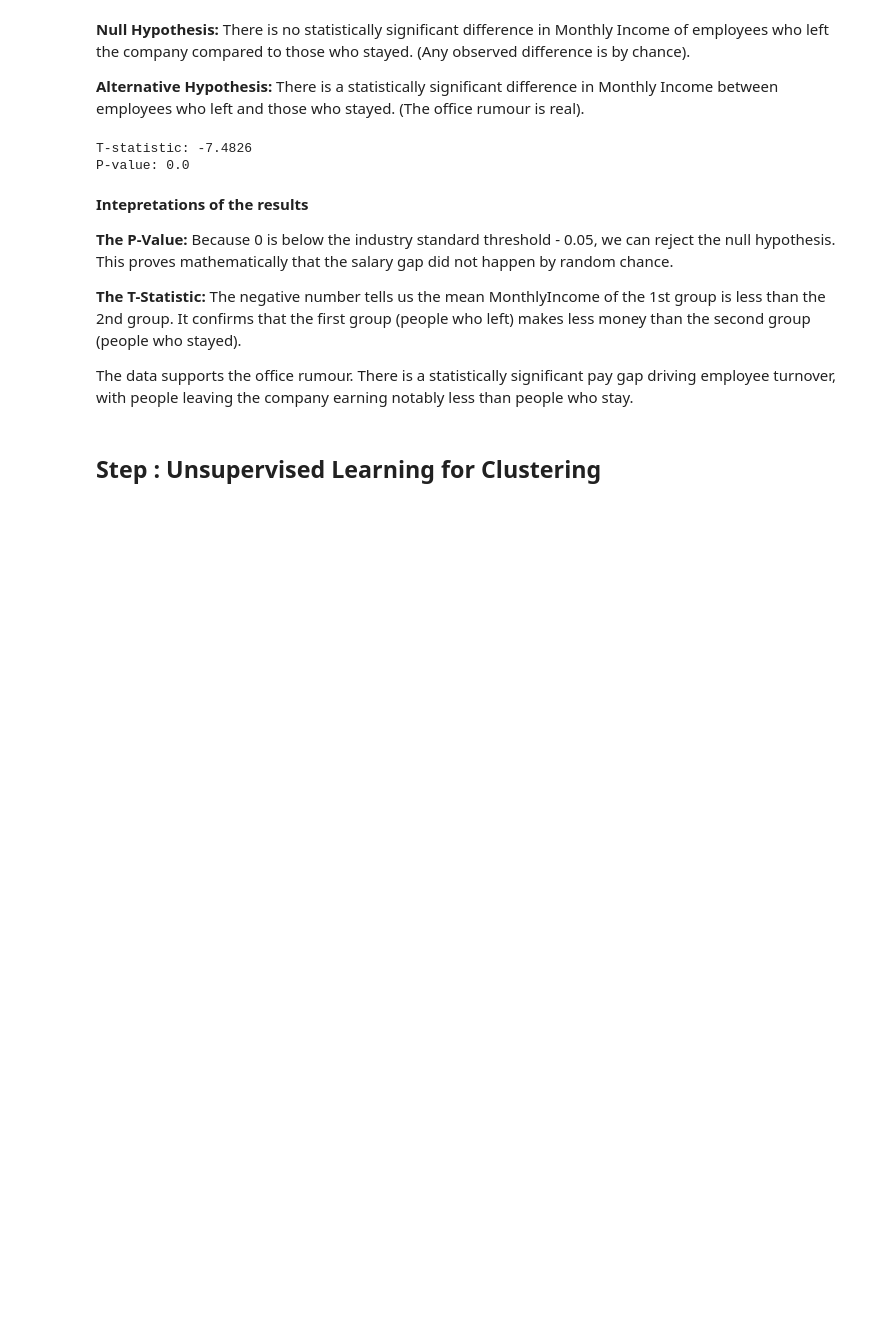
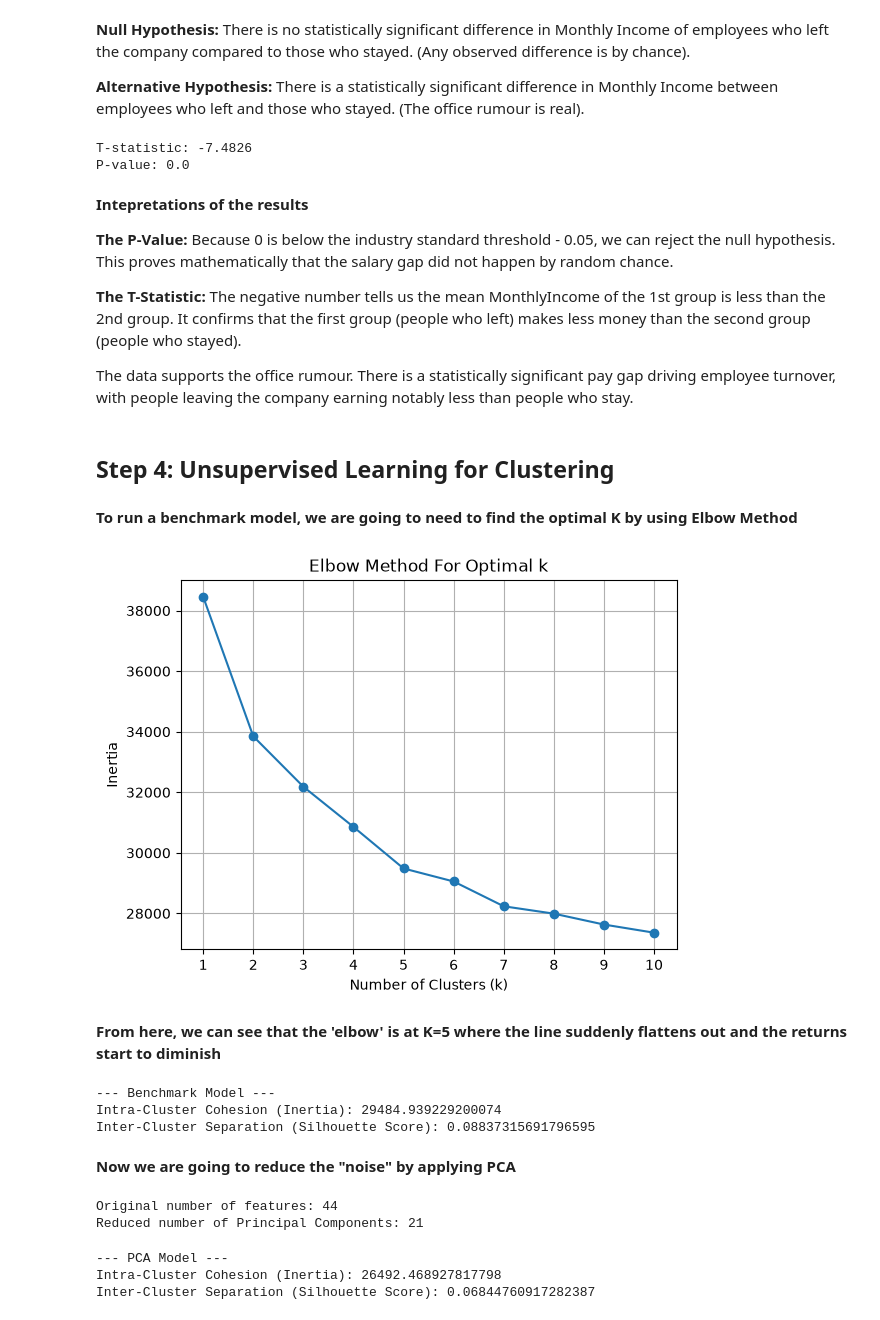
Before and after one commit to quantwothree/employees-attrition-segmentation, a Jupyter notebook: employee-attrition-segmentation.ipynb, the cells around one changed output. Saved outputs shown, nothing was run; the diff lists cells and outputs as text; code cells hidden in the pictures; blank space fills up the shorter version.

Commit message:
complete Step 4: Clustering

```diff
--- a/employee-attrition-segmentation.ipynb
+++ b/employee-attrition-segmentation.ipynb
@@ -231,4 +231,79 @@ P-value: 0.0
 
 The data supports the office rumour. There is a statistically significant pay gap driving employee turnover, with people leaving the company earning notably less than people who stay.
 # %% [markdown]
-## Step : Unsupervised Learning for Clustering
+## Step 4: Unsupervised Learning for Clustering
+# %% [markdown]
+**To run a benchmark model, we are going to need to find the optimal K by using Elbow Method**
+# %%
+from sklearn.cluster import KMeans
+
+inertia_values = []
+
+for k in range(1, 11):
+
+    kmeans = KMeans(n_clusters= k, random_state= 42, n_init= 'auto')
+    kmeans.fit_predict(features_encoded)
+    inertia_values.append(kmeans.inertia_)
+
+plt.plot(range(1, 11), inertia_values, marker='o')
+plt.title('Elbow Method For Optimal k')
+plt.xlabel('Number of Clusters (k)')
+plt.ylabel('Inertia')
+plt.xticks(range(1, 11))
+plt.grid(True)
+plt.show()
+# %% [output]
+[figure, added]
+# %% [markdown]
+**From here, we can see that the 'elbow' is at K=5 where the line suddenly flattens out and the returns start to diminish**
+# %%
+from sklearn.metrics import silhouette_score
+k = 5
+
+kmeans_benchmark = KMeans(n_clusters= k, random_state= 42, n_init= 'auto')
+benchmark_labels = kmeans_benchmark.fit_predict(features_encoded)
+
+benchmark_inertia = kmeans_benchmark.inertia_
+benchmark_silhouette = silhouette_score(features_encoded, benchmark_labels)
+
+print("--- Benchmark Model ---")
+
+print(f"Intra-Cluster Cohesion (Inertia): {benchmark_inertia}")
+print(f"Inter-Cluster Separation (Silhouette Score): {benchmark_silhouette}")
+# %% [output]
+--- Benchmark Model ---
+Intra-Cluster Cohesion (Inertia): 29484.939229200074
+Inter-Cluster Separation (Silhouette Score): 0.08837315691796595
+# %% [markdown]
+**Now we are going to reduce the "noise" by applying PCA**
+# %%
+from sklearn.decomposition import PCA
+
+# retaining 90% of the original statistical variance
+pca = PCA(n_components=0.90, random_state=42)
+
+# apply
+features_pca = pca.fit_transform(features_encoded)
+
+# verify
+print(f"Original number: {features_encoded.shape[1]}")
+print(f"Reduced number of Principal Components: {features_pca.shape[1]}")
+# %% [output]
+Original number of features: 44
+Reduced number of Principal Components: 21
+# %%
+# execute k-means on the principal components
+kmeans_pca = KMeans(n_clusters= 5, random_state= 42, n_init= 'auto')
+pca_labels = kmeans_pca.fit_predict(features_pca)
+
+# calculate the metrics
+pca_inertia = kmeans_pca.inertia_
+pca_silhouette = silhouette_score(features_pca, pca_labels)
+
+print("--- PCA Model ---")
+print(f"Intra-Cluster Cohesion (Inertia): {pca_inertia}")
+print(f"Inter-Cluster Separation (Silhouette Score): {pca_silhouette}")
+# %% [output]
+--- PCA Model ---
+Intra-Cluster Cohesion (Inertia): 26492.468927817798
+Inter-Cluster Separation (Silhouette Score): 0.06844760917282387
```
Also changed, not shown: parts of 1 cell of this notebook.
